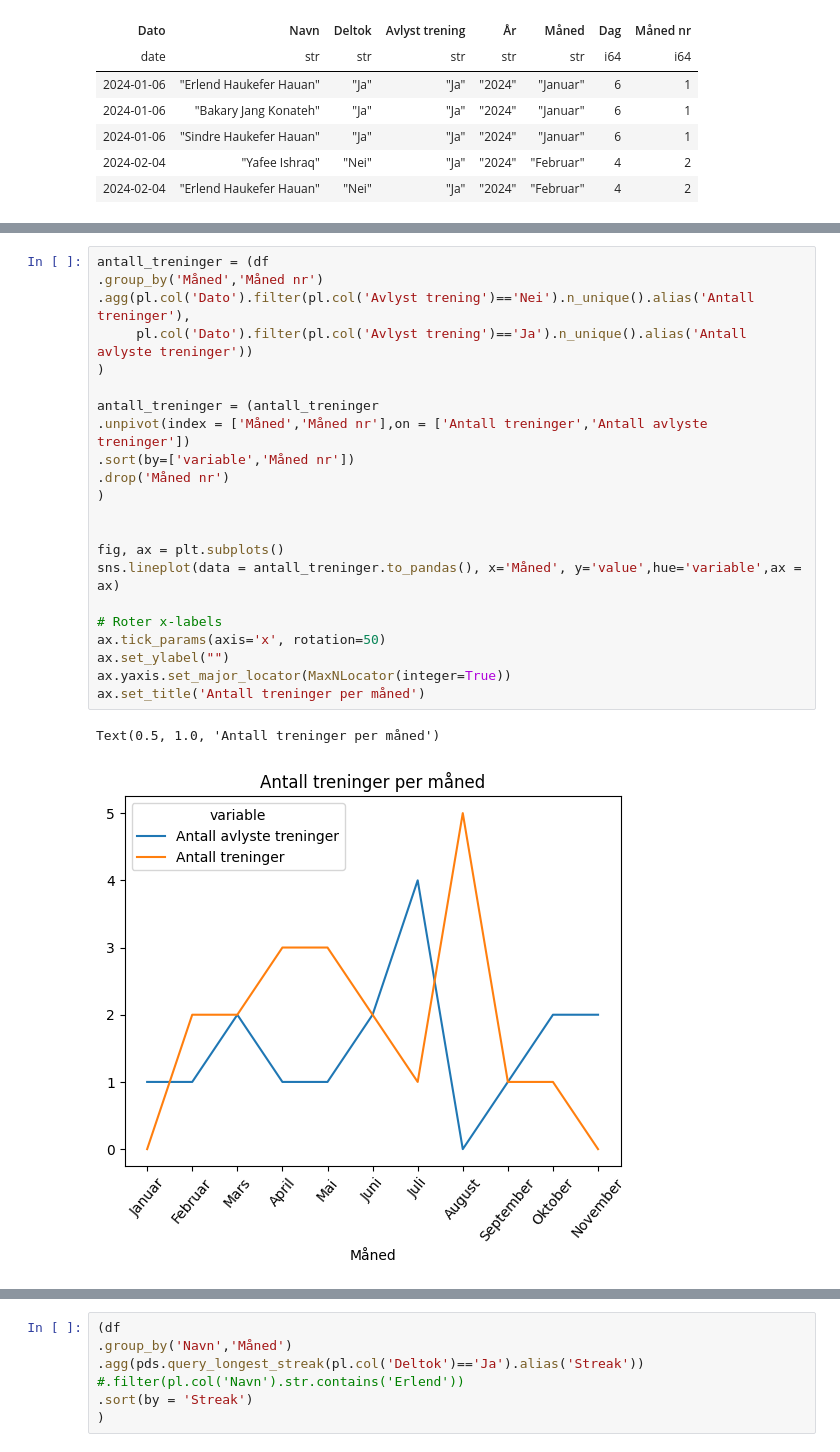
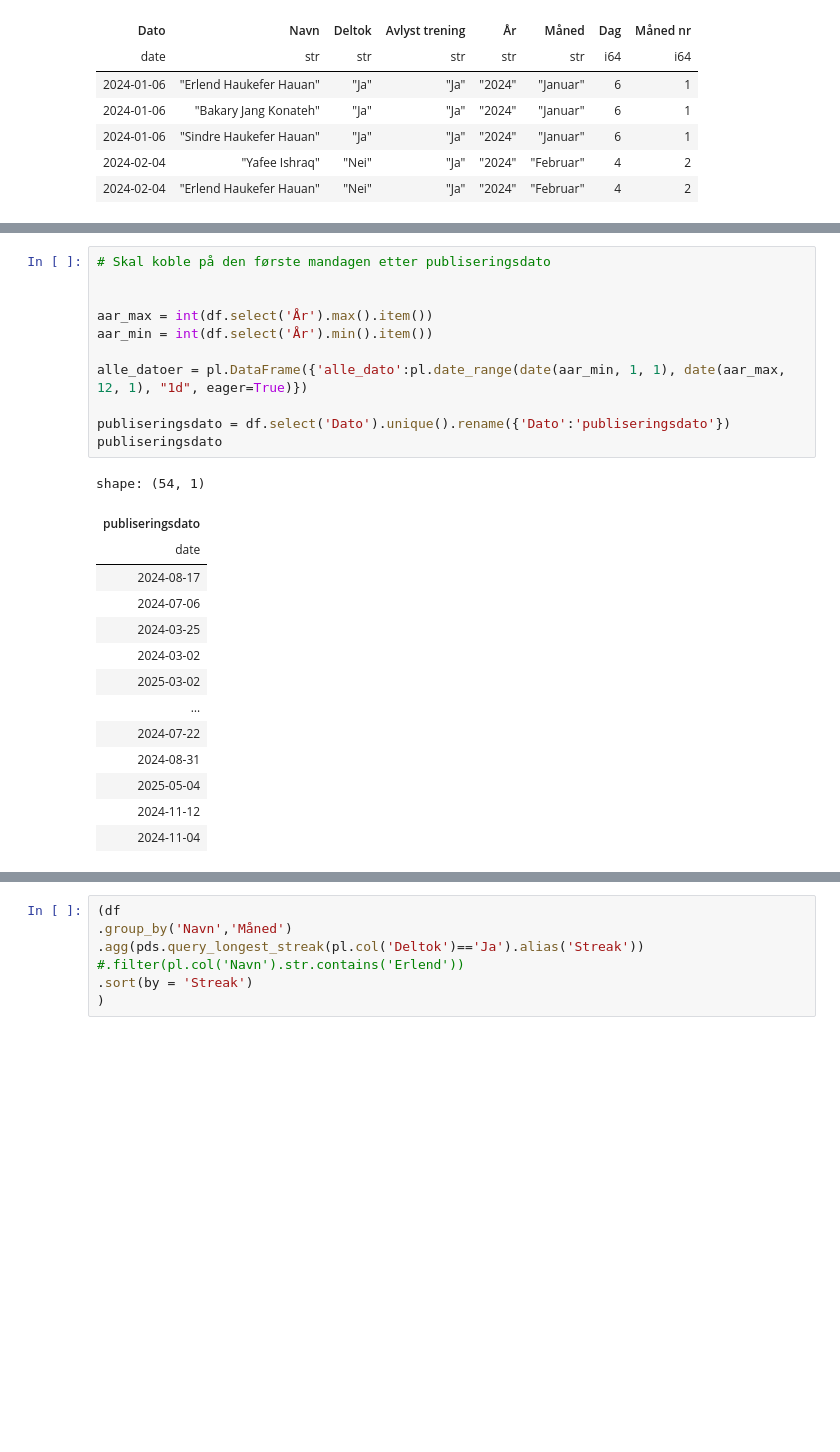
Before and after one commit to PolarsDude/treningsstatistikk-, a Jupyter notebook: test_fil.ipynb, the cells around one changed output, grey strips where cells are left out. Drawn from its saved outputs; the diff is of its cells as text; blank space fills up the shorter version.

```diff
--- a/test_fil.ipynb
+++ b/test_fil.ipynb
@@ -86,25 +25,26 @@ shape: (4, 6)
-# %%
-antall_treninger = (df
-.group_by('Måned','Måned nr')
-.agg(pl.col('Dato').filter(pl.col('Avlyst trening')=='Nei').n_unique().alias('Antall treninger'),
-     pl.col('Dato').filter(pl.col('Avlyst trening')=='Ja').n_unique().alias('Antall avlyste treninger'))
-)
-
-antall_treninger = (antall_treninger
-.unpivot(index = ['Måned','Måned nr'],on = ['Antall treninger','Antall avlyste treninger'])
-.sort(by=['variable','Måned nr'])
-.drop('Måned nr')
-)
-
-
-fig, ax = plt.subplots()
-sns.lineplot(data = antall_treninger.to_pandas(), x='Måned', y='value',hue='variable',ax = ax)
-
-# Roter x-labels
-ax.tick_params(axis='x', rotation=50)
-ax.set_ylabel("")
-ax.yaxis.set_major_locator(MaxNLocator(integer=True))
-ax.set_title('Antall treninger per måned')
-# %% [output]
-Text(0.5, 1.0, 'Antall treninger per måned')
-[figure, removed]
+# %%
+# Skal koble på den første mandagen etter publiseringsdato
+
+
+aar_max = int(df.select('År').max().item())
+aar_min = int(df.select('År').min().item())
+
+alle_datoer = pl.DataFrame({'alle_dato':pl.date_range(date(aar_min, 1, 1), date(aar_max, 12, 1), "1d", eager=True)})
+
+publiseringsdato = df.select('Dato').unique().rename({'Dato':'publiseringsdato'})
+publiseringsdato
+# %% [output]
+shape: (54, 1)
+| publiseringsdato |
+| date |
+| 2024-08-17 |
+| 2024-07-06 |
+| 2024-03-25 |
+| 2024-03-02 |
+| 2025-03-02 |
+| … |
+| 2024-07-22 |
+| 2024-08-31 |
+| 2025-05-04 |
+| 2024-11-12 |
+| 2024-11-04 |
```
Also changed, not shown: parts of 4 cells of this notebook, 1 other file.
